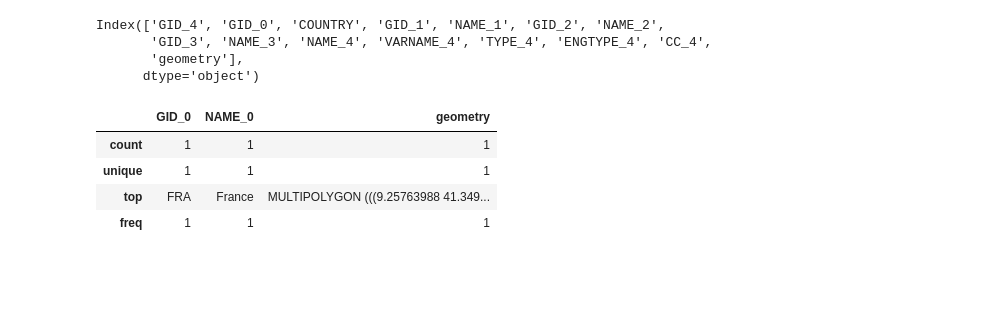
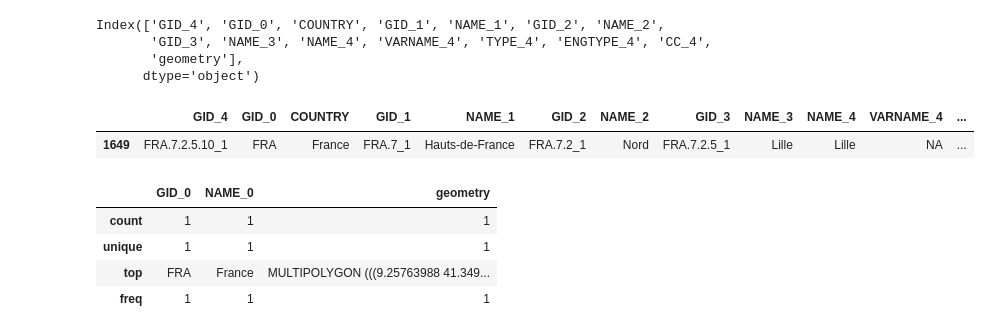
Before and after one commit to mohammadzainabbas/neo4j-pregel, a Jupyter notebook: results/result.ipynb, the cells around one changed output. Drawn from its saved outputs; the diff is of its cells as text; code cells hidden in the pictures; blank space fills up the shorter version.

```diff
--- a/results/result.ipynb
+++ b/results/result.ipynb
@@ -19,6 +19,11 @@ Index(['GID_4', 'GID_0', 'COUNTRY', 'GID_1', 'NAME_1', 'GID_2', 'NAME_2',
        'GID_3', 'NAME_3', 'NAME_4', 'VARNAME_4', 'TYPE_4', 'ENGTYPE_4', 'CC_4',
        'geometry'],
       dtype='object')
+# %%
+gdf[gdf['NAME_4'] == 'Lille']
+# %% [output]
+|  | GID_4 | GID_0 | COUNTRY | GID_1 | NAME_1 | GID_2 | NAME_2 | GID_3 | NAME_3 | NAME_4 | VARNAME_4 | ... |
+| 1649 | FRA.7.2.5.10_1 | FRA | France | FRA.7_1 | Hauts-de-France | FRA.7.2_1 | Nord | FRA.7.2.5_1 | Lille | Lille | NA | ... |
 # %%
 geodb.describe()
 # %% [output]
```
